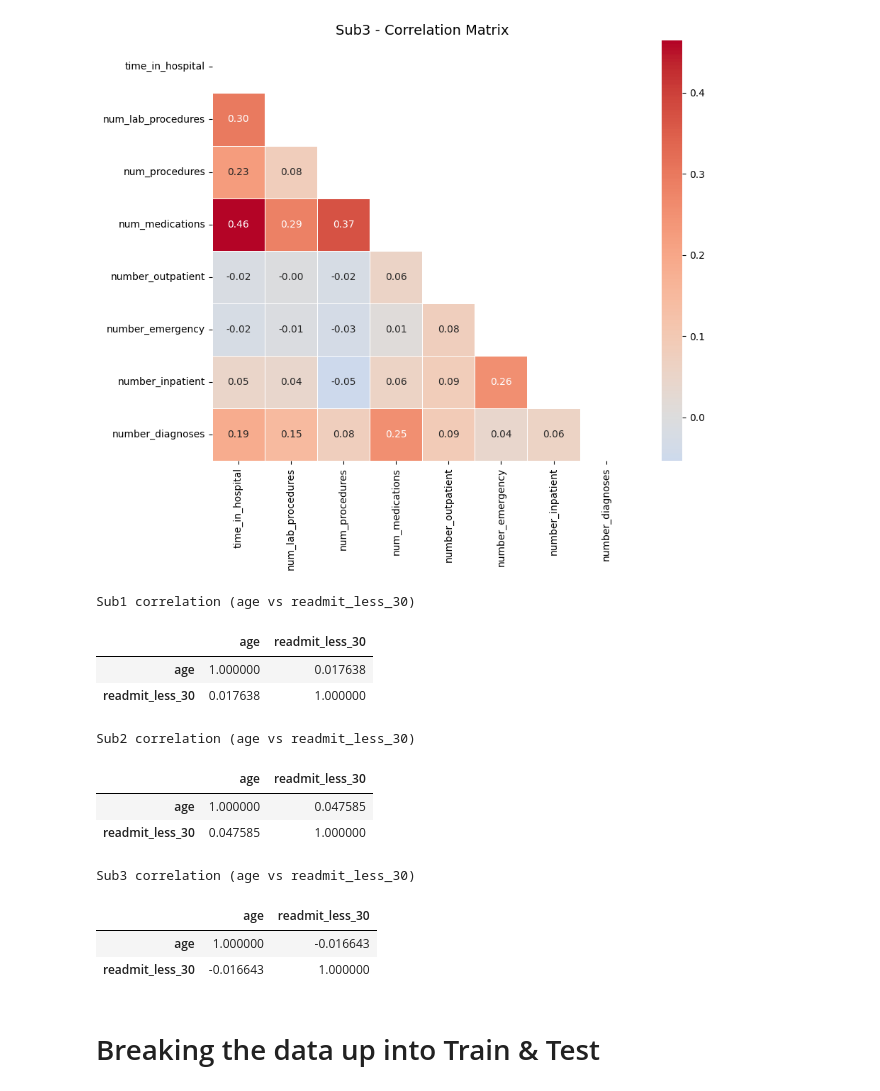
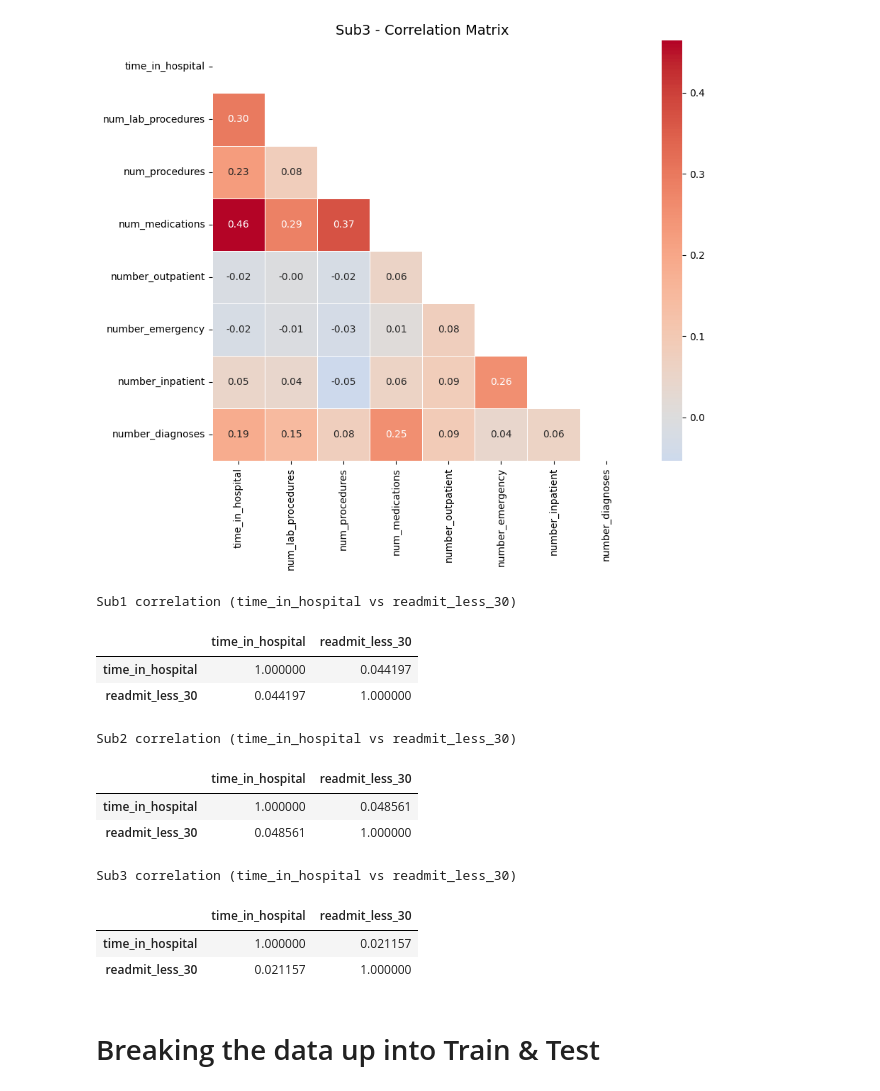
Before and after one commit to briggsprashar/ML-health-analytics-diabetes, a Jupyter notebook: HHA550_Group_Project.ipynb, the cells around one changed output. Saved outputs shown, nothing was run; the diff lists cells and outputs as text; code cells hidden in the pictures.

```diff
--- a/HHA550_Group_Project.ipynb
+++ b/HHA550_Group_Project.ipynb
@@ -321,7 +321,8 @@ Unique patients: 54742
 Duplicate patients: 16773
 # %%
 #removing primary_diagnosis column as they are not relevant to our analysis
-cols_to_drop = ['Primary_Diagnosis', 'encounter_id', 'patient_nbr']
+cols_to_drop = ['Primary_Diagnosis', 'encounter_id', 'patient_nbr','age', 'GenderMale', 'RaceCaucasian',
+       'RaceAfricanAmerican', 'RaceOther']
 
 Sub1 = Sub1.drop(columns=cols_to_drop)
 Sub2 = Sub2.drop(columns=cols_to_drop)
@@ -595,27 +580,27 @@ plot_corr_heatmap(Sub3, numerical, "Sub3 - Correlation Matrix")
 [figure]
 [figure]
 # %%
-print("Sub1 correlation (age vs readmit_less_30)")
-display(Sub1[['age', 'readmit_less_30']].corr())
+print("Sub1 correlation (time_in_hospital vs readmit_less_30)")
+display(Sub1[['time_in_hospital', 'readmit_less_30']].corr())
 
-print("\nSub2 correlation (age vs readmit_less_30)")
-display(Sub2[['age', 'readmit_less_30']].corr())
+print("\nSub2 correlation (time_in_hospital vs readmit_less_30)")
+display(Sub2[['time_in_hospital', 'readmit_less_30']].corr())
 
-print("\nSub3 correlation (age vs readmit_less_30)")
-display(Sub3[['age', 'readmit_less_30']].corr())
+print("\nSub3 correlation (time_in_hospital vs readmit_less_30)")
+display(Sub3[['time_in_hospital', 'readmit_less_30']].corr())
 # %% [output]
-Sub1 correlation (age vs readmit_less_30)
+Sub1 correlation (time_in_hospital vs readmit_less_30)
-|  | age | readmit_less_30 |
-| age | 1.000000 | 0.017638 |
-| readmit_less_30 | 0.017638 | 1.000000 |
+|  | time_in_hospital | readmit_less_30 |
+| time_in_hospital | 1.000000 | 0.044197 |
+| readmit_less_30 | 0.044197 | 1.000000 |
-Sub2 correlation (age vs readmit_less_30)
+Sub2 correlation (time_in_hospital vs readmit_less_30)
-|  | age | readmit_less_30 |
-| age | 1.000000 | 0.047585 |
-| readmit_less_30 | 0.047585 | 1.000000 |
+|  | time_in_hospital | readmit_less_30 |
+| time_in_hospital | 1.000000 | 0.048561 |
+| readmit_less_30 | 0.048561 | 1.000000 |
-Sub3 correlation (age vs readmit_less_30)
+Sub3 correlation (time_in_hospital vs readmit_less_30)
-|  | age | readmit_less_30 |
-| age | 1.000000 | -0.016643 |
-| readmit_less_30 | -0.016643 | 1.000000 |
+|  | time_in_hospital | readmit_less_30 |
+| time_in_hospital | 1.000000 | 0.021157 |
+| readmit_less_30 | 0.021157 | 1.000000 |
 # %% [markdown]
 # Breaking the data up into Train & Test
 # %%
```
Also changed, not shown: parts of 40 cells of this notebook, 5 other files.
